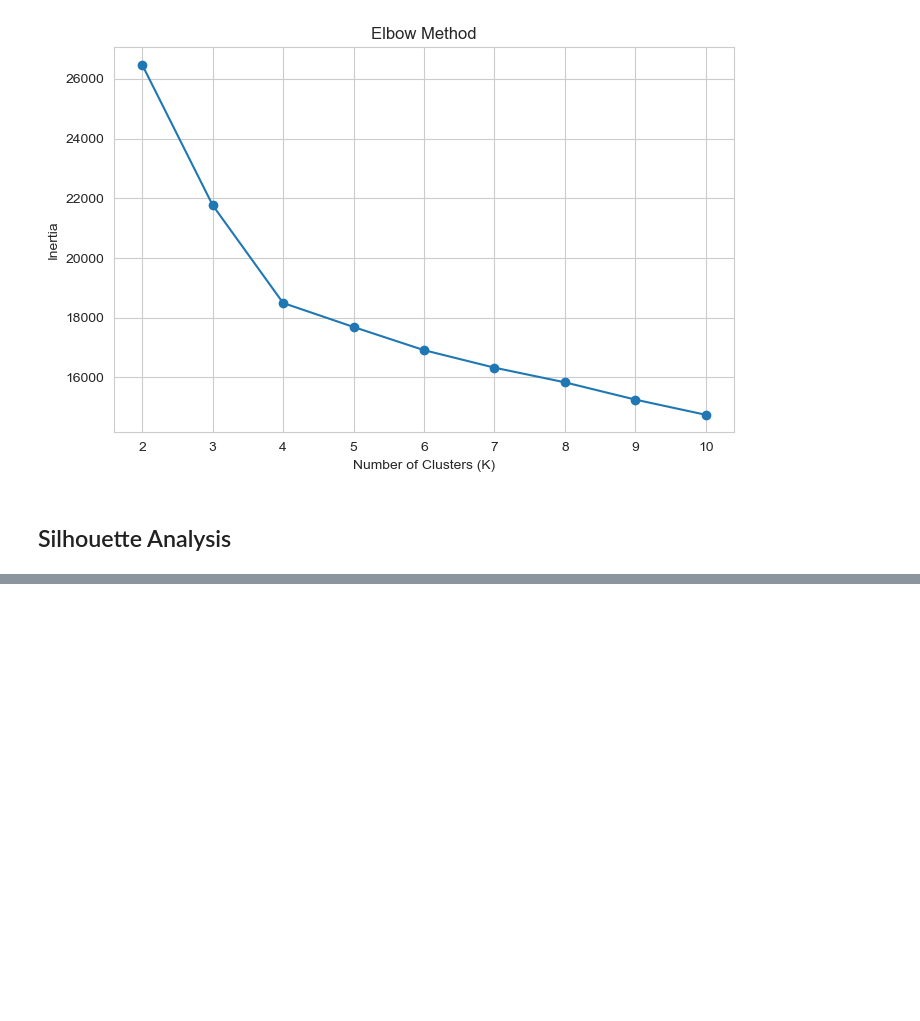
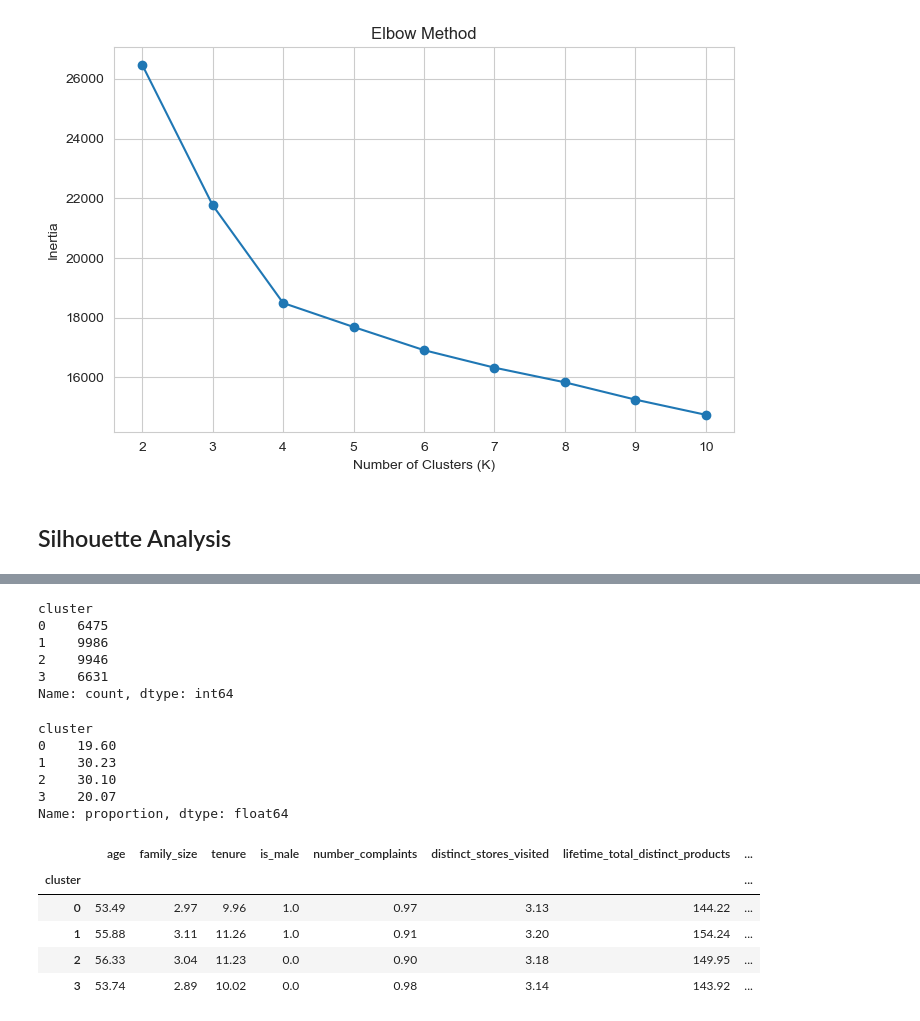
Before and after one commit to saifhoque15-netizen/ML2-Customer-Segmentation, a Jupyter notebook: notebooks/Customer_Segmentation.ipynb, the cells around one changed output, grey strips where cells are left out. Drawn from its saved outputs; the diff is of its cells as text; code cells hidden in the pictures; blank space fills up the shorter version.

```diff
--- a/notebooks/Customer_Segmentation.ipynb
+++ b/notebooks/Customer_Segmentation.ipynb
@@ -538,0 +560,44 @@ plt.show()
+# %%
+from sklearn.cluster import KMeans
+
+kmeans = KMeans(
+    n_clusters=4,
+    random_state=42,
+    n_init=10
+)
+
+customer_clean['cluster'] = kmeans.fit_predict(X_scaled)
+
+customer_clean['cluster'].value_counts().sort_index()
+# %% [output]
+cluster
+0    6475
+1    9986
+2    9946
+3    6631
+Name: count, dtype: int64
+# %%
+(
+    customer_clean['cluster']
+    .value_counts(normalize=True)
+    .sort_index()
+    * 100
+).round(2)
+# %% [output]
+cluster
+0    19.60
+1    30.23
+2    30.10
+3    20.07
+Name: proportion, dtype: float64
+# %%
+cluster_profile = customer_clean.groupby('cluster')[cluster_features].mean().round(2)
+
+cluster_profile
+# %% [output]
+|  | age | family_size | tenure | is_male | number_complaints | distinct_stores_visited | lifetime_total_distinct_products | ... |
+| cluster |  |  |  |  |  |  |  | ... |
+| 0 | 53.49 | 2.97 | 9.96 | 1.0 | 0.97 | 3.13 | 144.22 | ... |
+| 1 | 55.88 | 3.11 | 11.26 | 1.0 | 0.91 | 3.20 | 154.24 | ... |
+| 2 | 56.33 | 3.04 | 11.23 | 0.0 | 0.90 | 3.18 | 149.95 | ... |
+| 3 | 53.74 | 2.89 | 10.02 | 0.0 | 0.98 | 3.14 | 143.92 | ... |
```
Also changed, not shown: parts of 21 cells of this notebook.
